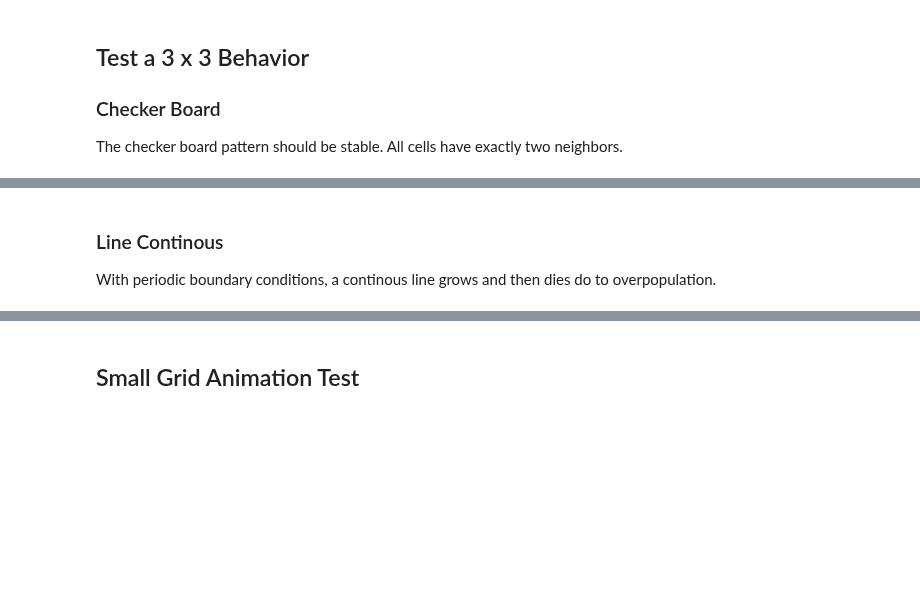
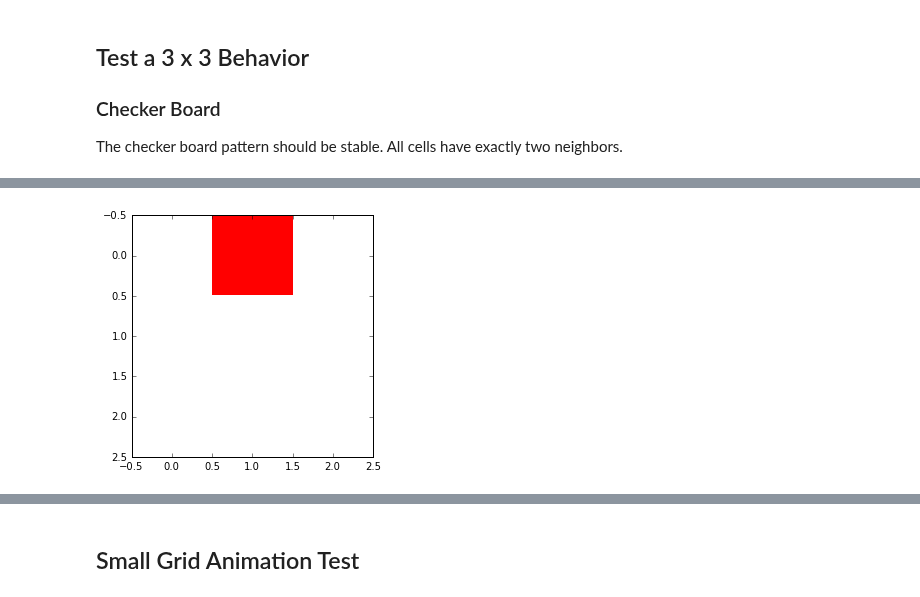
Before and after one commit to UCO-CSPI/CellularAutomaton, a Jupyter notebook: testingFireGrid.ipynb, the cells around one changed output, grey strips where cells are left out. Drawn from its saved outputs; the diff is of its cells as text; code cells hidden in the pictures; blank space fills up the shorter version.

```diff
--- a/testingFireGrid.ipynb
+++ b/testingFireGrid.ipynb
@@ -86,7 +110,6 @@ MyFigure
 # %%
 MyGrid.Update()
-print(MyGrid['State'])
-print(MyGrid['Value'])
+MyAxes.imshow(MyGrid['Value'],interpolation='nearest')
+MyFigure
+# %% [output]
+[figure, added]
-# %% [markdown]
-<h3>Line Continous</h3>
-<p>With periodic boundary conditions, a continous line grows and then dies do to overpopulation.</p>
```
Also changed, not shown: parts of 38 cells of this notebook, 6 other files.
